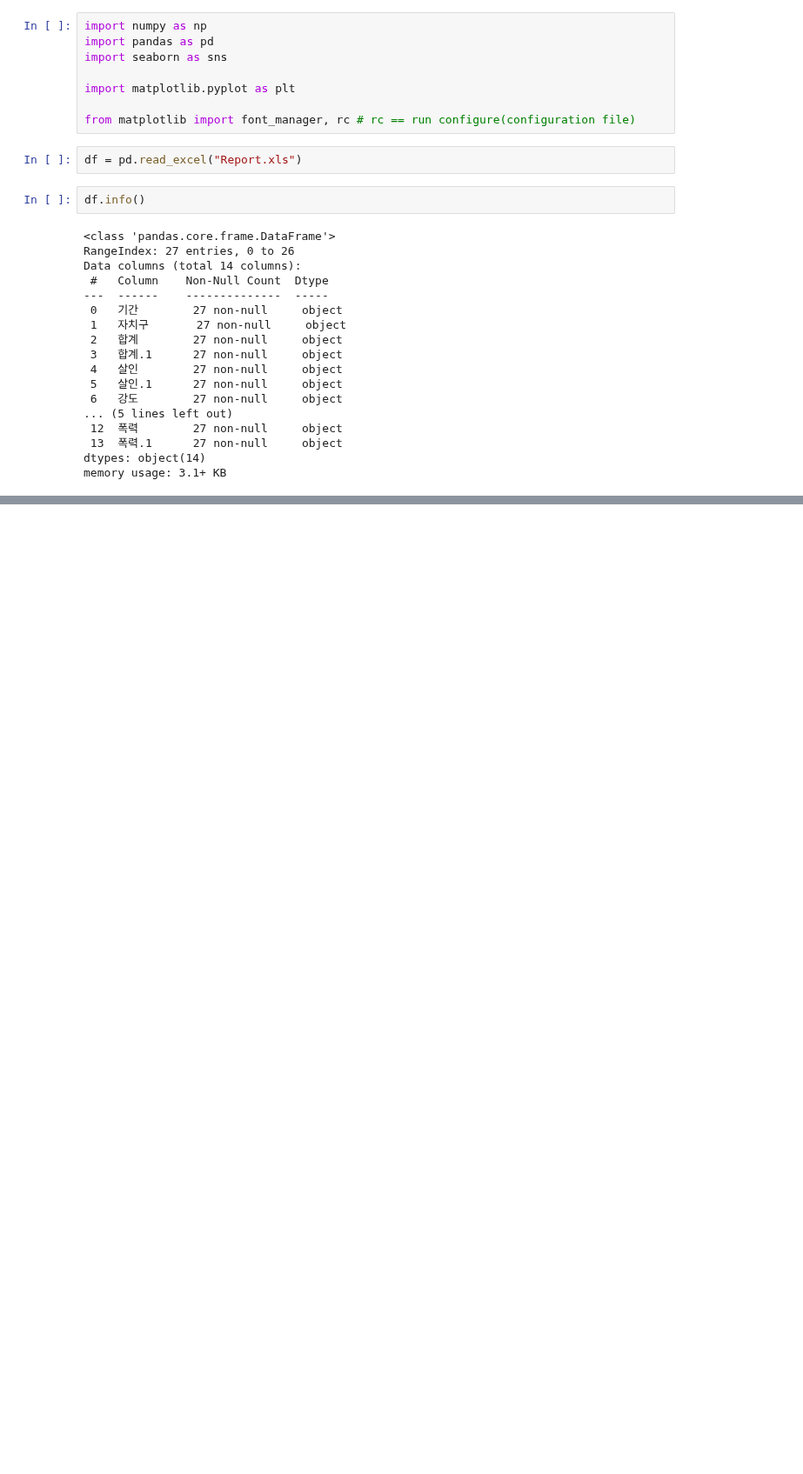
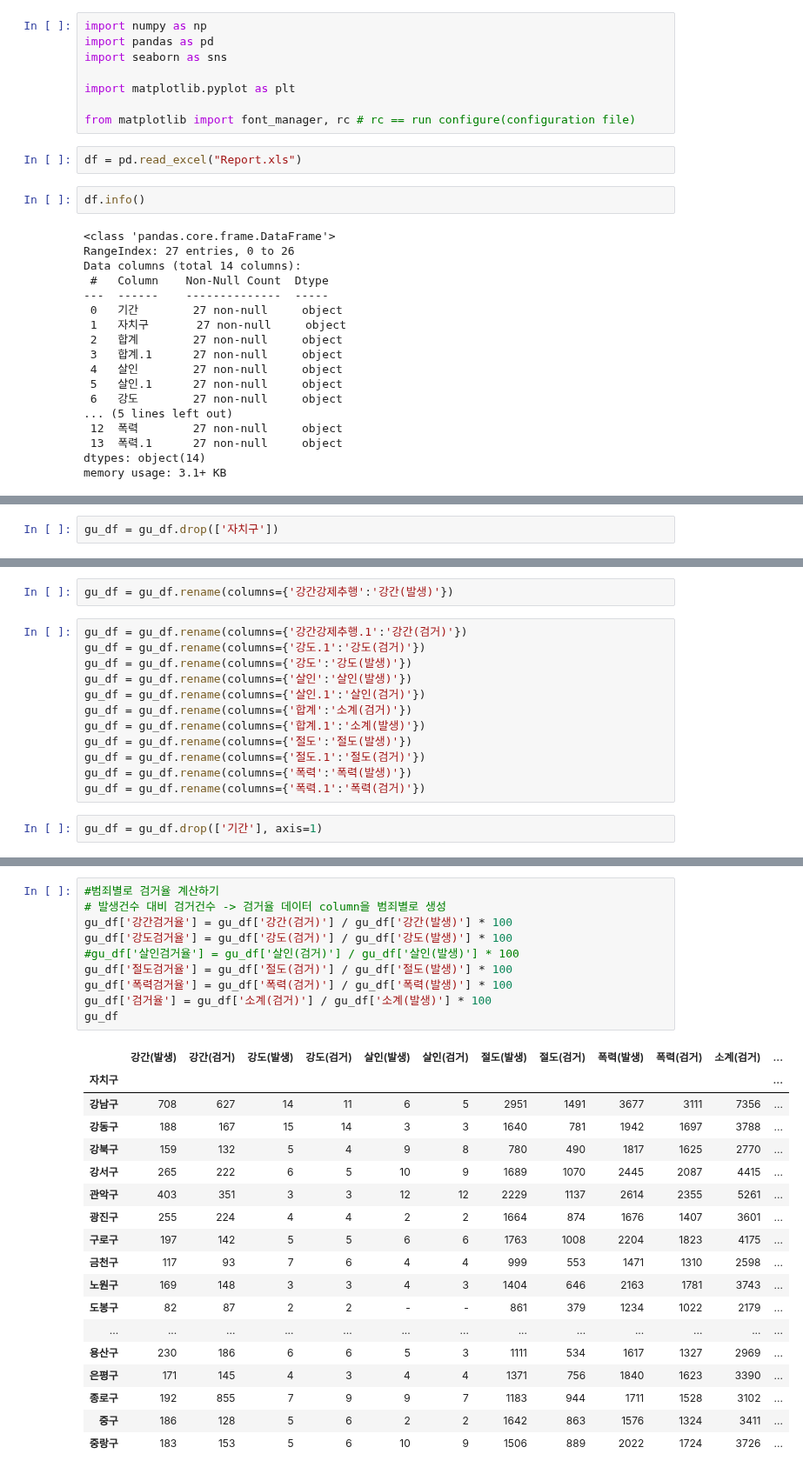
Before and after one commit to ljh15952/AI_Study, a Jupyter notebook: Data_Study/Data_analysis_and_Data_visualization_2.ipynb, the cells around one changed output, grey strips where cells are left out. Shown at 87% size. Saved outputs shown, nothing was run; the diff lists cells and outputs as text; blank space fills up the shorter version.

```diff
--- a/Data_Study/Data_analysis_and_Data_visualization_2.ipynb
+++ b/Data_Study/Data_analysis_and_Data_visualization_2.ipynb
@@ -55,0 +120,2 @@ memory usage: 3.1+ KB
+# %%
+gu_df = gu_df.drop(['자치구'])
@@ -55,0 +136,16 @@ memory usage: 3.1+ KB
+# %%
+gu_df = gu_df.rename(columns={'강간강제추행':'강간(발생)'})
+# %%
+gu_df = gu_df.rename(columns={'강간강제추행.1':'강간(검거)'})
+gu_df = gu_df.rename(columns={'강도.1':'강도(검거)'})
+gu_df = gu_df.rename(columns={'강도':'강도(발생)'})
+gu_df = gu_df.rename(columns={'살인':'살인(발생)'})
+gu_df = gu_df.rename(columns={'살인.1':'살인(검거)'})
+gu_df = gu_df.rename(columns={'합계':'소계(검거)'})
+gu_df = gu_df.rename(columns={'합계.1':'소계(발생)'})
+gu_df = gu_df.rename(columns={'절도':'절도(발생)'})
+gu_df = gu_df.rename(columns={'절도.1':'절도(검거)'})
+gu_df = gu_df.rename(columns={'폭력':'폭력(발생)'})
+gu_df = gu_df.rename(columns={'폭력.1':'폭력(검거)'})
+# %%
+gu_df = gu_df.drop(['기간'], axis=1)
@@ -55,0 +162,29 @@ memory usage: 3.1+ KB
+# %%
+#범죄별로 검거율 계산하기
+# 발생건수 대비 검거건수 -> 검거율 데이터 column을 범죄별로 생성
+gu_df['강간검거율'] = gu_df['강간(검거)'] / gu_df['강간(발생)'] * 100
+gu_df['강도검거율'] = gu_df['강도(검거)'] / gu_df['강도(발생)'] * 100
+#gu_df['살인검거율'] = gu_df['살인(검거)'] / gu_df['살인(발생)'] * 100
+gu_df['절도검거율'] = gu_df['절도(검거)'] / gu_df['절도(발생)'] * 100
+gu_df['폭력검거율'] = gu_df['폭력(검거)'] / gu_df['폭력(발생)'] * 100
+gu_df['검거율'] = gu_df['소계(검거)'] / gu_df['소계(발생)'] * 100
+gu_df
+# %% [output]
+|  | 강간(발생) | 강간(검거) | 강도(발생) | 강도(검거) | 살인(발생) | 살인(검거) | 절도(발생) | 절도(검거) | 폭력(발생) | 폭력(검거) | 소계(검거) | ... |
+| 자치구 |  |  |  |  |  |  |  |  |  |  |  | ... |
+| 강남구 | 708 | 627 | 14 | 11 | 6 | 5 | 2951 | 1491 | 3677 | 3111 | 7356 | ... |
+| 강동구 | 188 | 167 | 15 | 14 | 3 | 3 | 1640 | 781 | 1942 | 1697 | 3788 | ... |
+| 강북구 | 159 | 132 | 5 | 4 | 9 | 8 | 780 | 490 | 1817 | 1625 | 2770 | ... |
+| 강서구 | 265 | 222 | 6 | 5 | 10 | 9 | 1689 | 1070 | 2445 | 2087 | 4415 | ... |
+| 관악구 | 403 | 351 | 3 | 3 | 12 | 12 | 2229 | 1137 | 2614 | 2355 | 5261 | ... |
+| 광진구 | 255 | 224 | 4 | 4 | 2 | 2 | 1664 | 874 | 1676 | 1407 | 3601 | ... |
+| 구로구 | 197 | 142 | 5 | 5 | 6 | 6 | 1763 | 1008 | 2204 | 1823 | 4175 | ... |
+| 금천구 | 117 | 93 | 7 | 6 | 4 | 4 | 999 | 553 | 1471 | 1310 | 2598 | ... |
+| 노원구 | 169 | 148 | 3 | 3 | 4 | 3 | 1404 | 646 | 2163 | 1781 | 3743 | ... |
+| 도봉구 | 82 | 87 | 2 | 2 | - | - | 861 | 379 | 1234 | 1022 | 2179 | ... |
+| ... | ... | ... | ... | ... | ... | ... | ... | ... | ... | ... | ... | ... |
+| 용산구 | 230 | 186 | 6 | 6 | 5 | 3 | 1111 | 534 | 1617 | 1327 | 2969 | ... |
+| 은평구 | 171 | 145 | 4 | 3 | 4 | 4 | 1371 | 756 | 1840 | 1623 | 3390 | ... |
+| 종로구 | 192 | 855 | 7 | 9 | 9 | 7 | 1183 | 944 | 1711 | 1528 | 3102 | ... |
+| 중구 | 186 | 128 | 5 | 6 | 2 | 2 | 1642 | 863 | 1576 | 1324 | 3411 | ... |
+| 중랑구 | 183 | 153 | 5 | 6 | 10 | 9 | 1506 | 889 | 2022 | 1724 | 3726 | ... |
```
Also changed, not shown: parts of 8 cells of this notebook.
